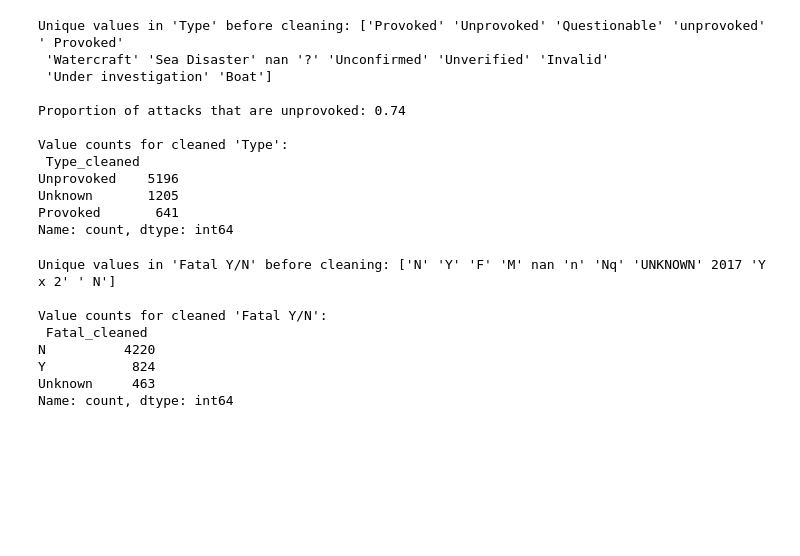
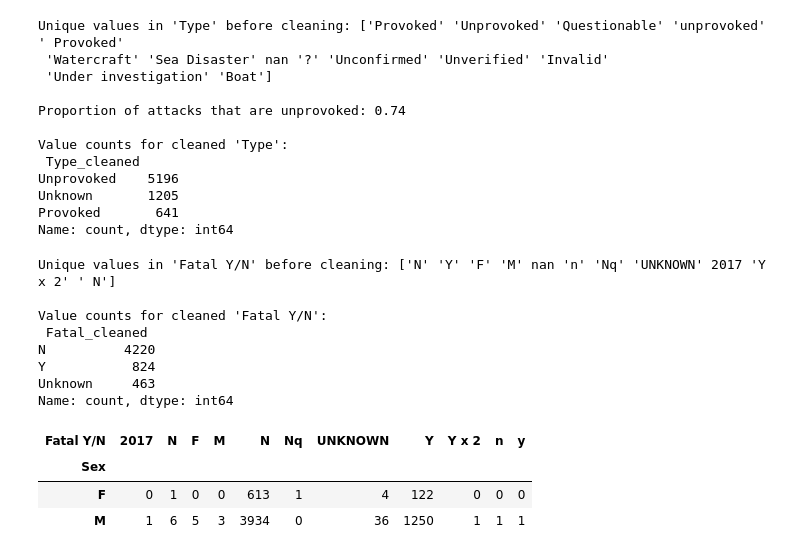
Before and after one commit to qjy9ey/wrangling_assignment, a Jupyter notebook: assignment.ipynb, the cells around one changed output. Saved outputs shown, nothing was run; the diff lists cells and outputs as text; code cells hidden in the pictures; blank space fills up the shorter version.

```diff
--- a/assignment.ipynb
+++ b/assignment.ipynb
@@ -332,3 +332,17 @@ N          4220
 Y           824
 Unknown     463
 Name: count, dtype: int64
+# %%
+pd.crosstab(shark['Sex'], shark['Type'])
+# More unprovoked attacks on males.
+
+pd.crosstab(shark['Fatal Y/N'], shark['Type'])
+# More unprovoked attacks are fatal.
+
+pd.crosstab(shark['Sex'], shark['Fatal Y/N'])
+# Attacks are more likely fatal when the victim is male.
+# %% [output]
+| Fatal Y/N | 2017 | N | F | M | N | Nq | UNKNOWN | Y | Y x 2 | n | y |
+| Sex |  |  |  |  |  |  |  |  |  |  |  |
+| F | 0 | 1 | 0 | 0 | 613 | 1 | 4 | 122 | 0 | 0 | 0 |
+| M | 1 | 6 | 5 | 3 | 3934 | 0 | 36 | 1250 | 1 | 1 | 1 |
```
Also changed, not shown: parts of 2 cells of this notebook.
